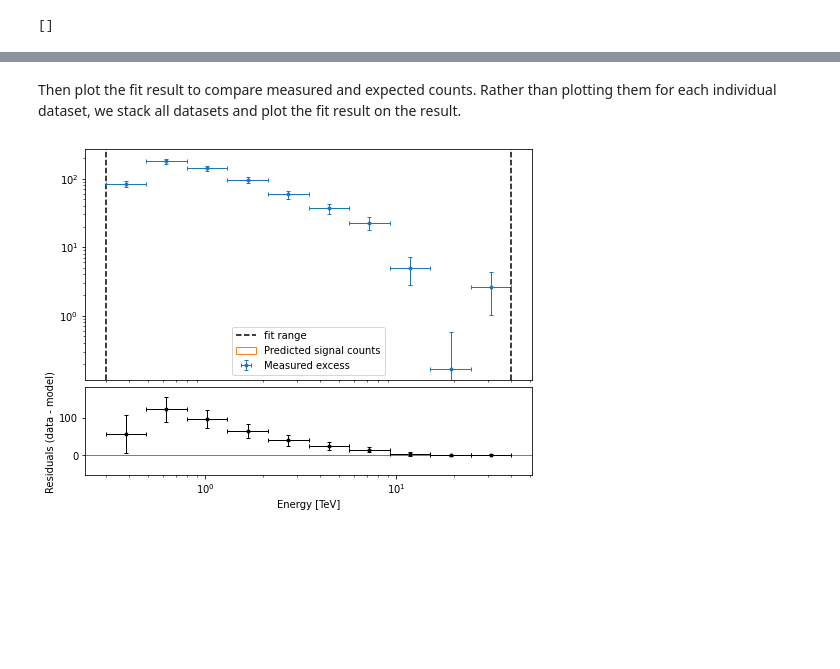
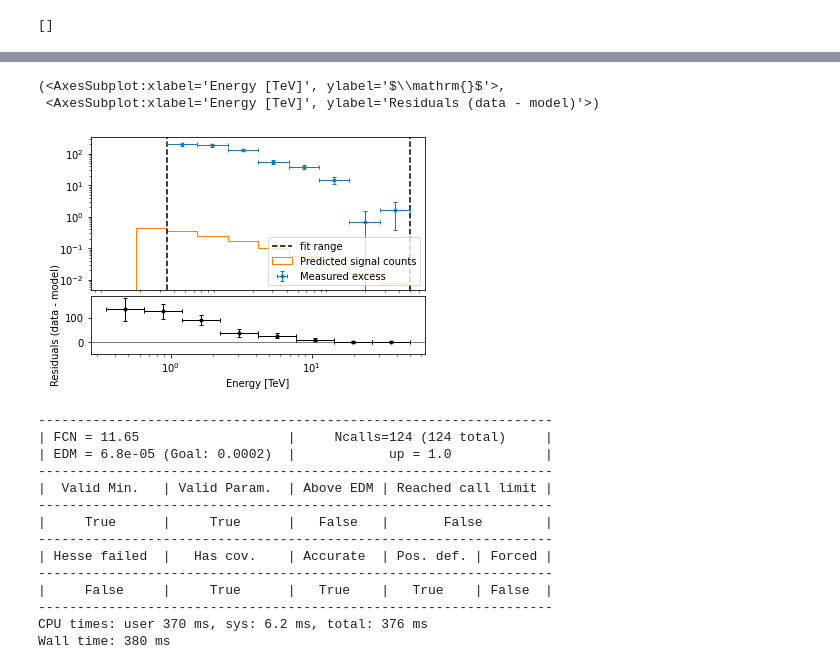
Before and after one commit to AtreyeeS/test_notebooks, a Jupyter notebook: extended_source_spectral_analysis.ipynb, the cells around one changed output, grey strips where cells are left out. Cells and saved outputs as stored; diff of their text form; code cells hidden in the pictures; blank space fills up the shorter version.

```diff
--- a/extended_source_spectral_analysis.ipynb
+++ b/extended_source_spectral_analysis.ipynb
@@ -227,8 +170,5 @@ We first create the model, here a simple powerlaw, and assign it to every datase
 # %%
 spectral_model = PowerLawSpectralModel(
-    index=2, amplitude=2e-11 * u.Unit("cm-2 s-1 TeV-1"), reference=1 * u.TeV
+    index=2, amplitude=2e-10 * u.Unit("cm-2 s-1 TeV-1"), reference=1 * u.TeV
 )
 model = SkyModel(spectral_model=spectral_model)
-
-for dataset in datasets:
-    dataset.models = model
@@ -263,12 +175,27 @@ Table length=3
-# %% [markdown]
-Then plot the fit result to compare measured and expected counts. Rather than plotting them for each individual dataset, we stack all datasets and plot the fit result on the result.
-# %%
-plt.figure(figsize=(8, 6))
-# First stack them all
-reduced = datasets.stack_reduce()
-# Assign the fitted model
-reduced.models = model
-# Plot the result
-reduced.plot_fit();
-# %% [output]
-[figure, removed]
+# %%
+spectrum_stack.models = model
+# %%
+spectrum_stack.plot_fit()
+# %% [output]
+(<AxesSubplot:xlabel='Energy [TeV]', ylabel='$\\mathrm{}$'>,
+ <AxesSubplot:xlabel='Energy [TeV]', ylabel='Residuals (data - model)'>)
+[figure, added]
+# %%
+%%time
+fit = Fit([spectrum_stack])
+result_1 = fit.run(optimize_opts={"print_level": 1})
+# %% [output]
+------------------------------------------------------------------
+| FCN = 11.65                   |     Ncalls=124 (124 total)     |
+| EDM = 6.8e-05 (Goal: 0.0002)  |            up = 1.0            |
+------------------------------------------------------------------
+|  Valid Min.   | Valid Param.  | Above EDM | Reached call limit |
+------------------------------------------------------------------
+|     True      |     True      |   False   |       False        |
+------------------------------------------------------------------
+| Hesse failed  |   Has cov.    | Accurate  | Pos. def. | Forced |
+------------------------------------------------------------------
+|     False     |     True      |   True    |   True    | False  |
+------------------------------------------------------------------
+CPU times: user 370 ms, sys: 6.2 ms, total: 376 ms
+Wall time: 380 ms
```
Also changed, not shown: parts of 18 cells of this notebook.
